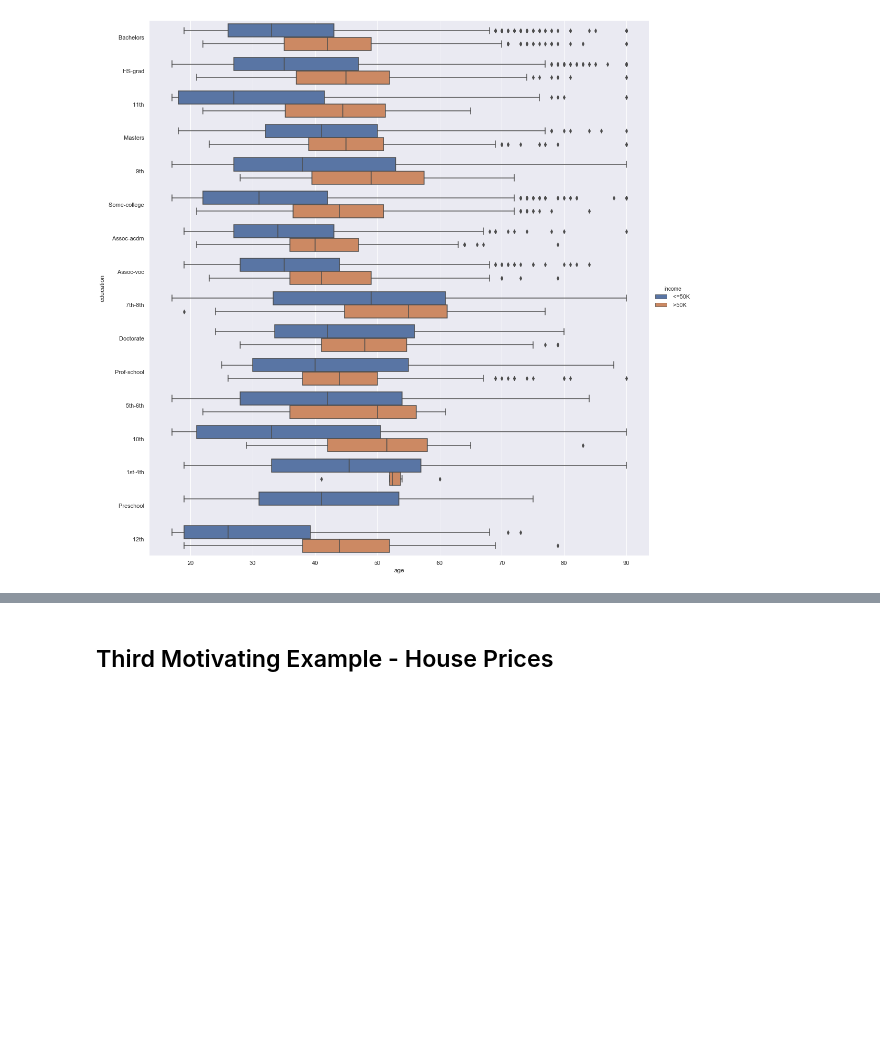
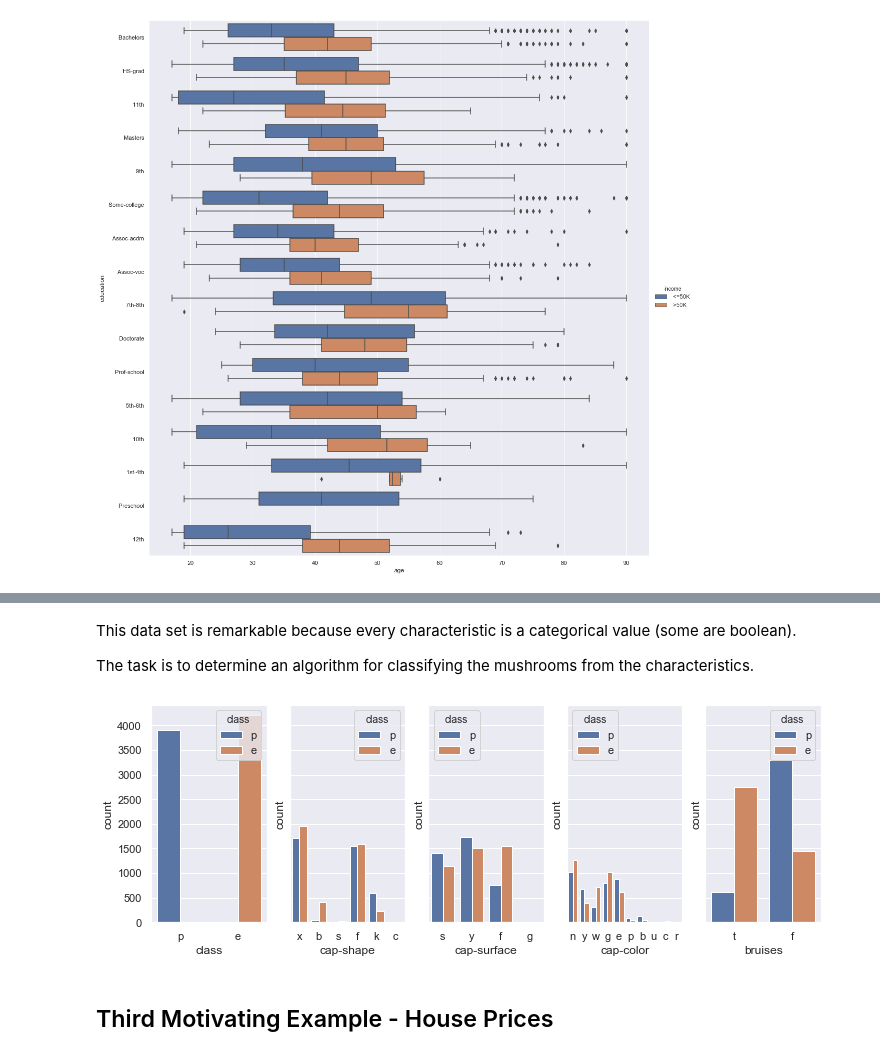
Before and after one commit to virgilpierce/STAT_411, a Jupyter notebook: 1 - Intro and Motivating Ex.ipynb, the cells around one changed output, grey strips where cells are left out. Drawn from its saved outputs; the diff is of its cells as text; code cells hidden in the pictures; blank space fills up the shorter version.

Commit message:
Update 1 - Intro and Motivating Ex.ipynb
Adding mushroom data example.

```diff
--- a/1 - Intro and Motivating Ex.ipynb
+++ b/1 - Intro and Motivating Ex.ipynb
@@ -604,0 +607,5 @@ sn.catplot(x='age', y='education', data = ad, hue='income', height= 15, aspect=1
+# %%
+md = pa.read_csv('Data Sets/mushrooms.csv')
+
+print(md.shape)
+md.head()
@@ -605,3 +621,17 @@ sn.catplot(x='age', y='education', data = ad, hue='income', height= 15, aspect=1
+# %% [markdown]
+This data set is remarkable because every characteristic is a categorical value (some are boolean).
+
+The task is to determine an algorithm for classifying the mushrooms from the characteristics.
+# %%
+sn.set(style = 'darkgrid')
+
+f, ax = plt.subplots(1, 5, figsize=(12,4), sharey=True)
+
+temp = list(md.columns.values)
+for j in range(5):
+    sn.countplot(x=temp[j], hue='class', data = md, ax=ax[j])
+# %% [output]
+[figure, added]
 # %% [markdown]
 ## Third Motivating Example - House Prices
 # %%
```
Also changed, not shown: parts of 2 cells of this notebook.
